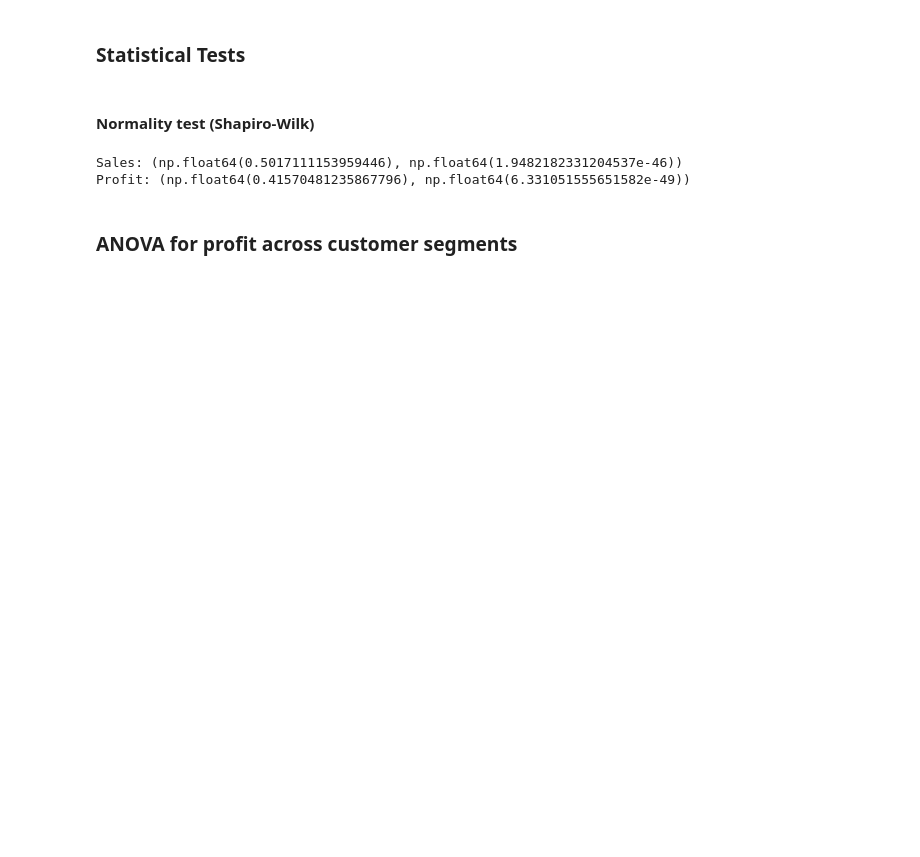
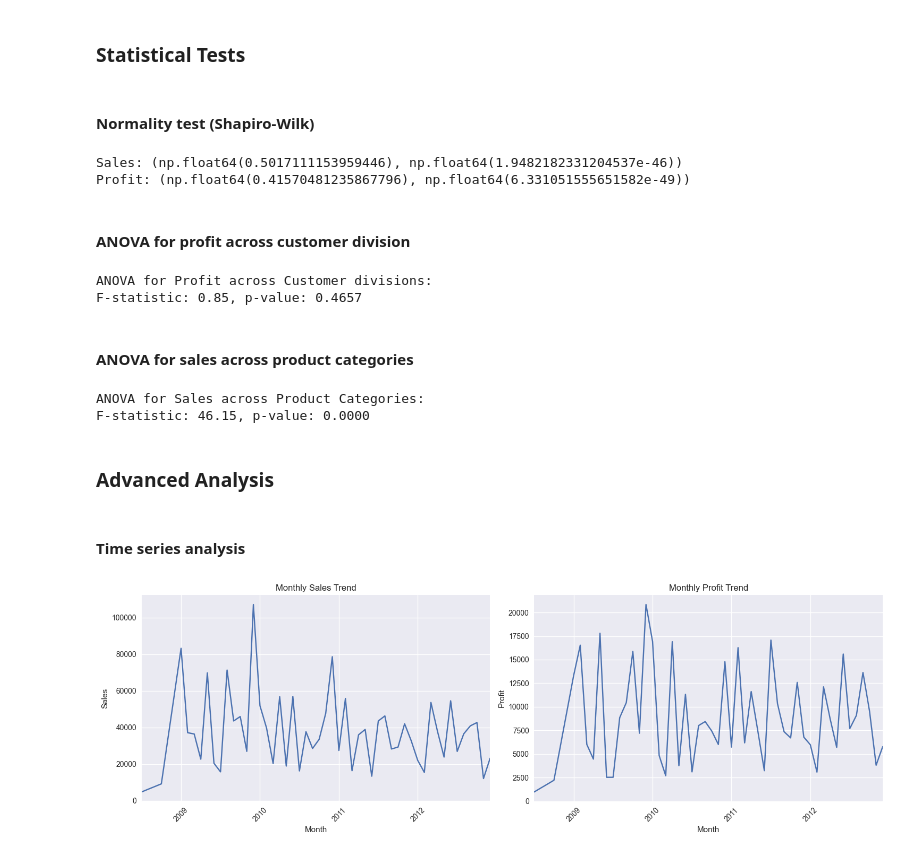
Before and after one commit to mohamad6889/statistics_assignment, a Jupyter notebook: quiz.ipynb, the cells around one changed output. Drawn from its saved outputs; the diff is of its cells as text; code cells hidden in the pictures; blank space fills up the shorter version.

Commit message:
more tests and analysis added

```diff
--- a/quiz.ipynb
+++ b/quiz.ipynb
@@ -197,4 +185,51 @@ print("Profit:", stats.shapiro(data_set['profit $'].dropna())[:2])
 Sales: (np.float64(0.5017111153959446), np.float64(1.9482182331204537e-46))
 Profit: (np.float64(0.41570481235867796), np.float64(6.331051555651582e-49))
 # %% [markdown]
-### ANOVA for profit across customer segments
+#### ANOVA for profit across customer division
+# %%
+divisions = data_set['customer_division'].unique()
+profit_by_division = [data_set[data_set['customer_division'] == div]['profit $'].dropna() for div in divisions]
+anova_result = stats.f_oneway(*profit_by_division)
+print("\nANOVA for Profit across Customer divisions:")
+print(f"F-statistic: {anova_result.statistic:.2f}, p-value: {anova_result.pvalue:.4f}")
+# %% [output]
+ANOVA for Profit across Customer divisions:
+F-statistic: 0.85, p-value: 0.4657
+# %% [markdown]
+#### ANOVA for sales across product categories
+# %%
+categories = data_set['product_category'].unique()
+sales_by_category = [data_set[data_set['product_category'] == cat]['sale $'].dropna() for cat in categories]
+anova_result = stats.f_oneway(*sales_by_category)
+print("\nANOVA for Sales across Product Categories:")
+print(f"F-statistic: {anova_result.statistic:.2f}, p-value: {anova_result.pvalue:.4f}")
+# %% [output]
+ANOVA for Sales across Product Categories:
+F-statistic: 46.15, p-value: 0.0000
+# %% [markdown]
+### Advanced Analysis
+# %% [markdown]
+#### Time series analysis
+# %%
+monthly_sales = data_set.groupby(data_set['order_date'].dt.to_period('M'))['sale $'].sum()
+monthly_profit = data_set.groupby(data_set['order_date'].dt.to_period('M'))['profit $'].sum()
+
+plt.figure(figsize=(15, 5))
+plt.subplot(1, 2, 1)
+monthly_sales.plot()
+plt.title('Monthly Sales Trend')
+plt.xticks(rotation=45)
+plt.xlabel('Month')
+plt.ylabel('Sales')
+
+plt.subplot(1, 2, 2)
+monthly_profit.plot()
+plt.title('Monthly Profit Trend')
+plt.xticks(rotation=45)
+plt.xlabel('Month')
+plt.ylabel('Profit')
+
+plt.tight_layout()
+plt.show()
+# %% [output]
+[figure, added]
```
Also changed, not shown: parts of 8 cells of this notebook.
